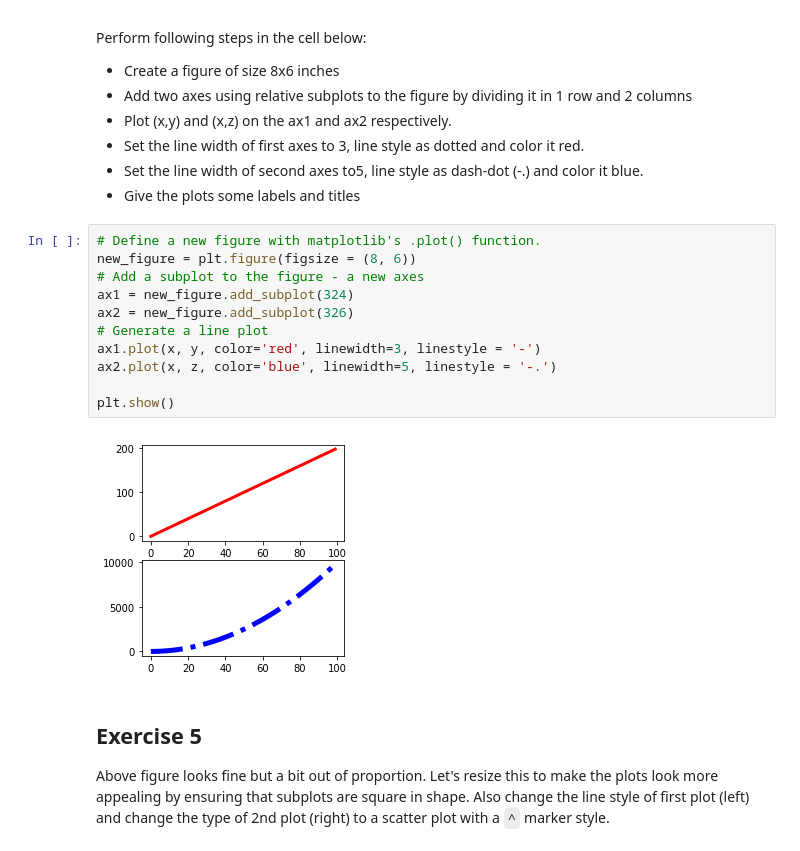
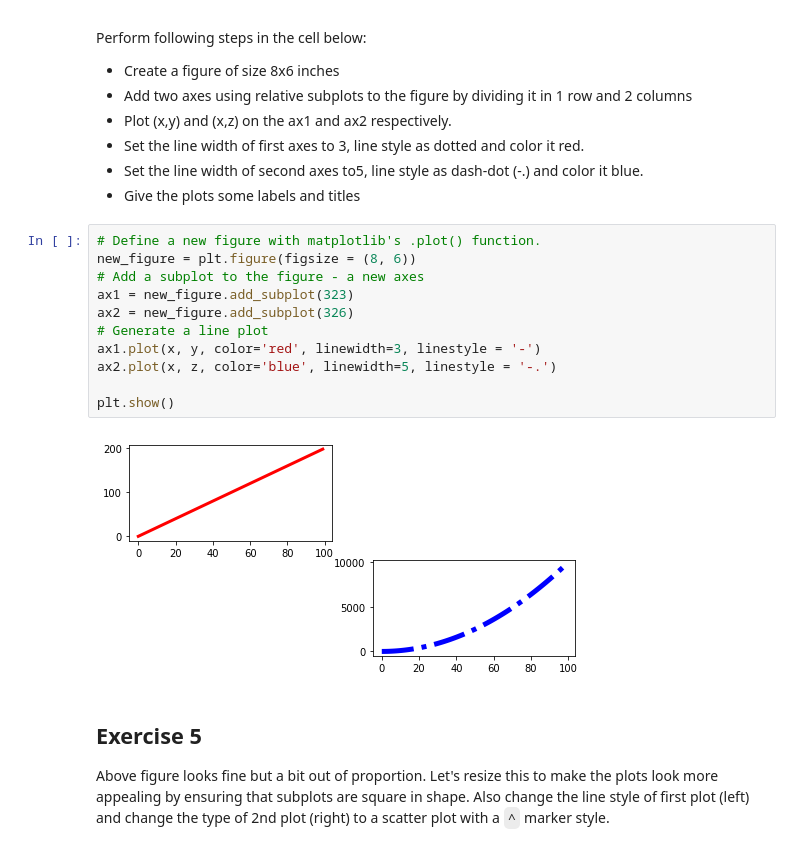
Before and after one commit to jdmitchell0216/ds-matplotlib-intro-lab-nyc-ds-career-012819, a Jupyter notebook: index.ipynb, the cells around one changed output. Saved outputs shown, nothing was run; the diff lists cells and outputs as text.

```diff
--- a/index.ipynb
+++ b/index.ipynb
@@ -143,16 +143,16 @@ Perform following steps in the cell below:
 # %%
 # Define a new figure with matplotlib's .plot() function.
 new_figure = plt.figure(figsize = (8, 6))
 # Add a subplot to the figure - a new axes
-ax1 = new_figure.add_subplot(324)
+ax1 = new_figure.add_subplot(323)
 ax2 = new_figure.add_subplot(326)
 # Generate a line plot
 ax1.plot(x, y, color='red', linewidth=3, linestyle = '-')
 ax2.plot(x, z, color='blue', linewidth=5, linestyle = '-.')
 
 plt.show()
 # %% [output]
-[figure, old version]
+[figure, new version]
 # %% [markdown]
 ## Exercise 5
 
```
